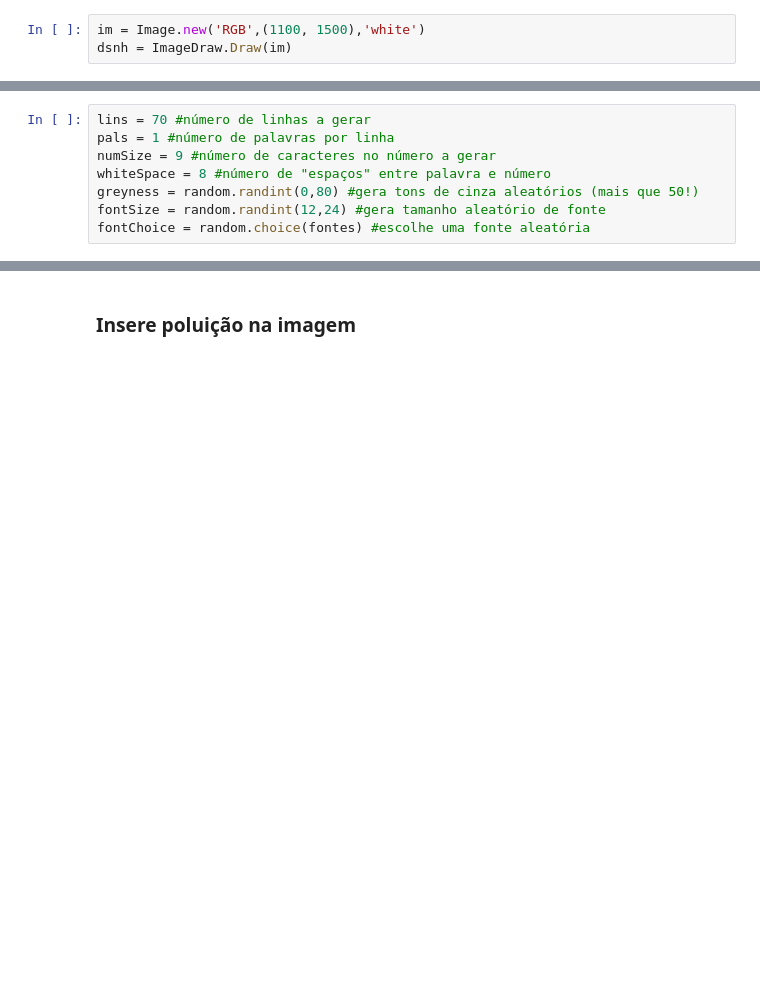
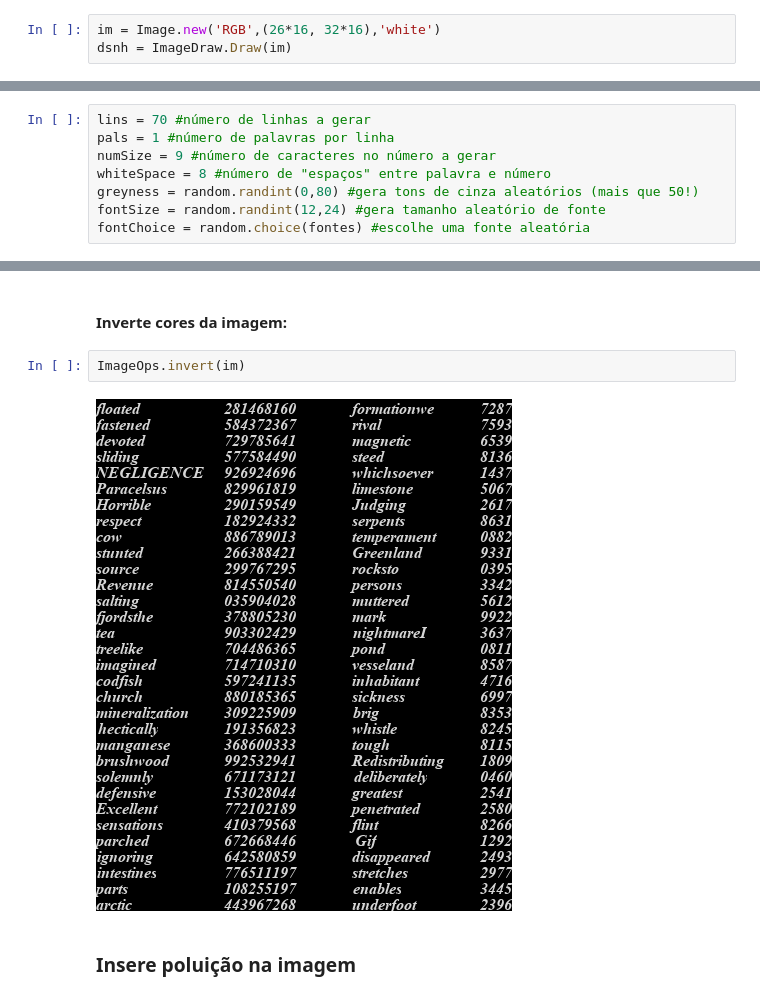
Before and after one commit to johnmattox/TCC_Pait, a Jupyter notebook: notebook_gerar_imagens_sinteticas.ipynb, the cells around one changed output, grey strips where cells are left out. Drawn from its saved outputs; the diff is of its cells as text; blank space fills up the shorter version.

Commit message:
Gera imagens melhorado | Gera conjuntos melhorado | Resolvido problema do treino unet

```diff
--- a/notebook_gerar_imagens_sinteticas.ipynb
+++ b/notebook_gerar_imagens_sinteticas.ipynb
@@ -44,7 +45,7 @@ palavras = np.unique(palavras)
 # %% [markdown]
 ### Gera uma imagem em branco
 # %%
-im = Image.new('RGB',(1100, 1500),'white')
+im = Image.new('RGB',(26*16, 32*16),'white')
 dsnh = ImageDraw.Draw(im)
 # %% [markdown]
 ### Insere lista de palavras aleatórias na imagem
@@ -85,3 +86,9 @@ im
+# %% [markdown]
+#### Inverte cores da imagem:
+# %%
+ImageOps.invert(im)
+# %% [output]
+[figure, added]
 # %% [markdown]
 ### Insere poluição na imagem
 # %%
```
Also changed, not shown: parts of 8 cells of this notebook, 2 other files.
